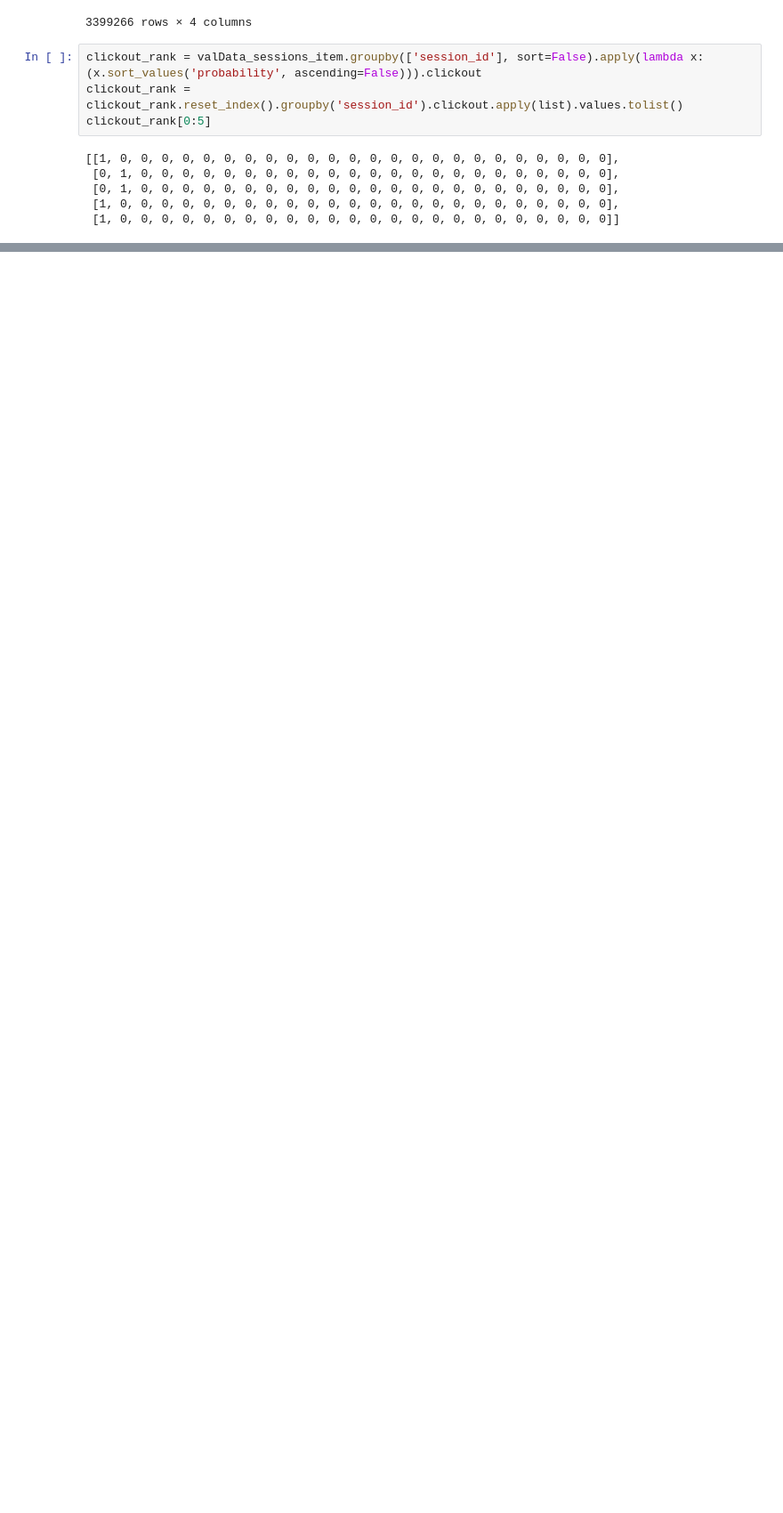
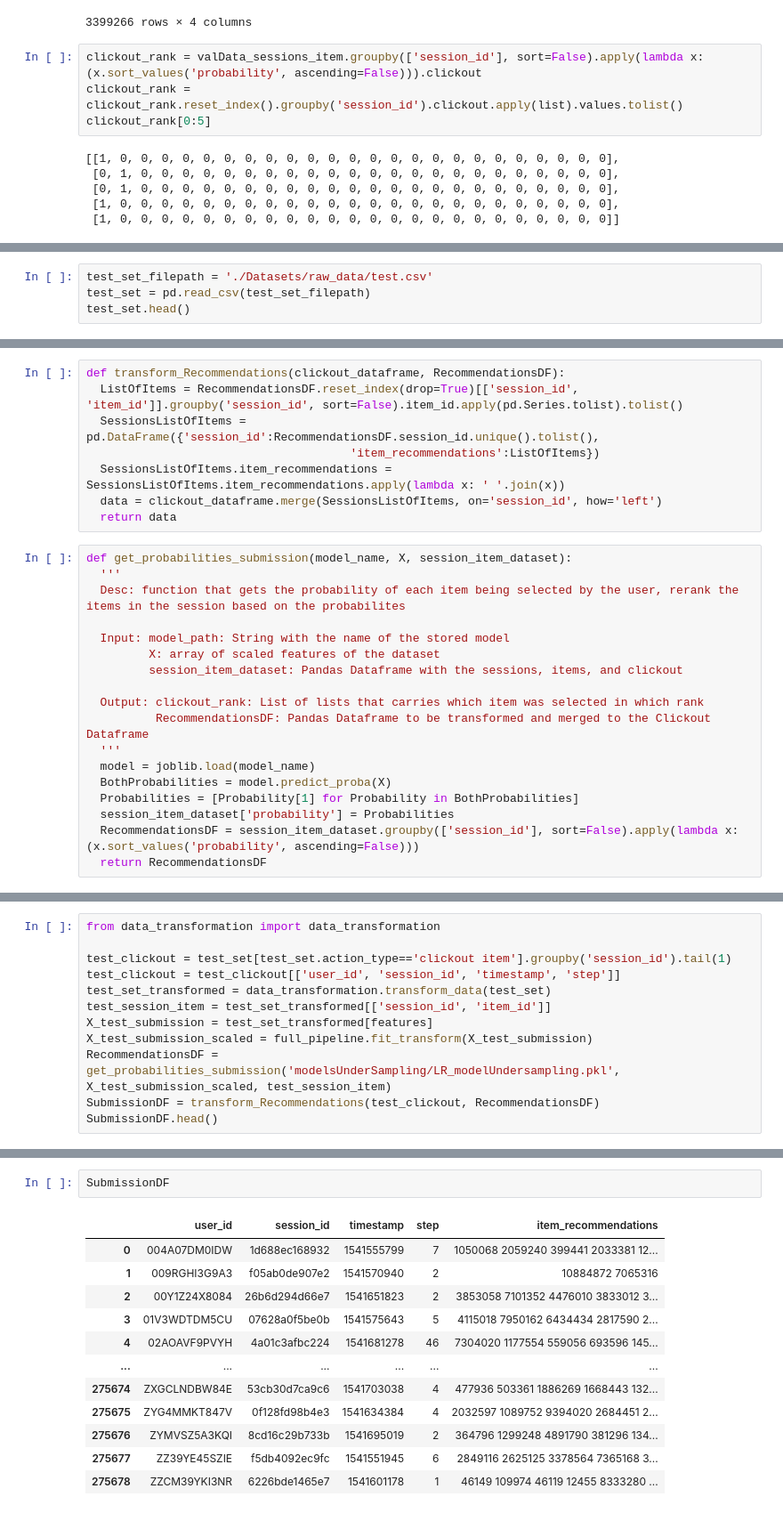
Before and after one commit to ZeyadSabbah/TrivagoRecommenderSystem, a Jupyter notebook: EvaluatingModels.ipynb, the cells around one changed output, grey strips where cells are left out. Shown at 89% size. Cells and saved outputs as stored; diff of their text form; blank space fills up the shorter version.

Commit message:
added Submission

```diff
--- a/EvaluatingModels.ipynb
+++ b/EvaluatingModels.ipynb
@@ -399,0 +262,4 @@ clickout_rank[0:5]
+# %%
+test_set_filepath = './Datasets/raw_data/test.csv'
+test_set = pd.read_csv(test_set_filepath)
+test_set.head()
@@ -399,0 +284,26 @@ clickout_rank[0:5]
+# %%
+def transform_Recommendations(clickout_dataframe, RecommendationsDF):
+  ListOfItems = RecommendationsDF.reset_index(drop=True)[['session_id', 'item_id']].groupby('session_id', sort=False).item_id.apply(pd.Series.tolist).tolist()
+  SessionsListOfItems = pd.DataFrame({'session_id':RecommendationsDF.session_id.unique().tolist(),
+                                      'item_recommendations':ListOfItems})
+  SessionsListOfItems.item_recommendations = SessionsListOfItems.item_recommendations.apply(lambda x: ' '.join(x))
+  data = clickout_dataframe.merge(SessionsListOfItems, on='session_id', how='left')
+  return data
+# %%
+def get_probabilities_submission(model_name, X, session_item_dataset):
+  '''
+  Desc: function that gets the probability of each item being selected by the user, rerank the items in the session based on the probabilites
+
+  Input: model_path: String with the name of the stored model
+         X: array of scaled features of the dataset
+         session_item_dataset: Pandas Dataframe with the sessions, items, and clickout
+
+  Output: clickout_rank: List of lists that carries which item was selected in which rank
+          RecommendationsDF: Pandas Dataframe to be transformed and merged to the Clickout Dataframe
+  '''
+  model = joblib.load(model_name)
+  BothProbabilities = model.predict_proba(X)
+  Probabilities = [Probability[1] for Probability in BothProbabilities]
+  session_item_dataset['probability'] = Probabilities
+  RecommendationsDF = session_item_dataset.groupby(['session_id'], sort=False).apply(lambda x: (x.sort_values('probability', ascending=False)))
+  return RecommendationsDF
@@ -399,0 +323,12 @@ clickout_rank[0:5]
+# %%
+from data_transformation import data_transformation
+
+test_clickout = test_set[test_set.action_type=='clickout item'].groupby('session_id').tail(1)
+test_clickout = test_clickout[['user_id', 'session_id', 'timestamp', 'step']]
+test_set_transformed = data_transformation.transform_data(test_set)
+test_session_item = test_set_transformed[['session_id', 'item_id']]
+X_test_submission = test_set_transformed[features]
+X_test_submission_scaled = full_pipeline.fit_transform(X_test_submission)
+RecommendationsDF = get_probabilities_submission('modelsUnderSampling/LR_modelUndersampling.pkl', X_test_submission_scaled, test_session_item)
+SubmissionDF = transform_Recommendations(test_clickout, RecommendationsDF)
+SubmissionDF.head()
@@ -399,0 +349,15 @@ clickout_rank[0:5]
+# %%
+SubmissionDF
+# %% [output]
+|  | user_id | session_id | timestamp | step | item_recommendations |
+| 0 | 004A07DM0IDW | 1d688ec168932 | 1541555799 | 7 | 1050068 2059240 399441 2033381 12... |
+| 1 | 009RGHI3G9A3 | f05ab0de907e2 | 1541570940 | 2 | 10884872 7065316 |
+| 2 | 00Y1Z24X8084 | 26b6d294d66e7 | 1541651823 | 2 | 3853058 7101352 4476010 3833012 3... |
+| 3 | 01V3WDTDM5CU | 07628a0f5be0b | 1541575643 | 5 | 4115018 7950162 6434434 2817590 2... |
+| 4 | 02AOAVF9PVYH | 4a01c3afbc224 | 1541681278 | 46 | 7304020 1177554 559056 693596 145... |
+| ... | ... | ... | ... | ... | ... |
+| 275674 | ZXGCLNDBW84E | 53cb30d7ca9c6 | 1541703038 | 4 | 477936 503361 1886269 1668443 132... |
+| 275675 | ZYG4MMKT847V | 0f128fd98b4e3 | 1541634384 | 4 | 2032597 1089752 9394020 2684451 2... |
+| 275676 | ZYMVSZ5A3KQI | 8cd16c29b733b | 1541695019 | 2 | 364796 1299248 4891790 381296 134... |
+| 275677 | ZZ39YE45SZIE | f5db4092ec9fc | 1541551945 | 6 | 2849116 2625125 3378564 7365168 3... |
+| 275678 | ZZCM39YKI3NR | 6226bde1465e7 | 1541601178 | 1 | 46149 109974 46119 12455 8333280 ... |
```
Also changed, not shown: parts of 33 cells of this notebook.
